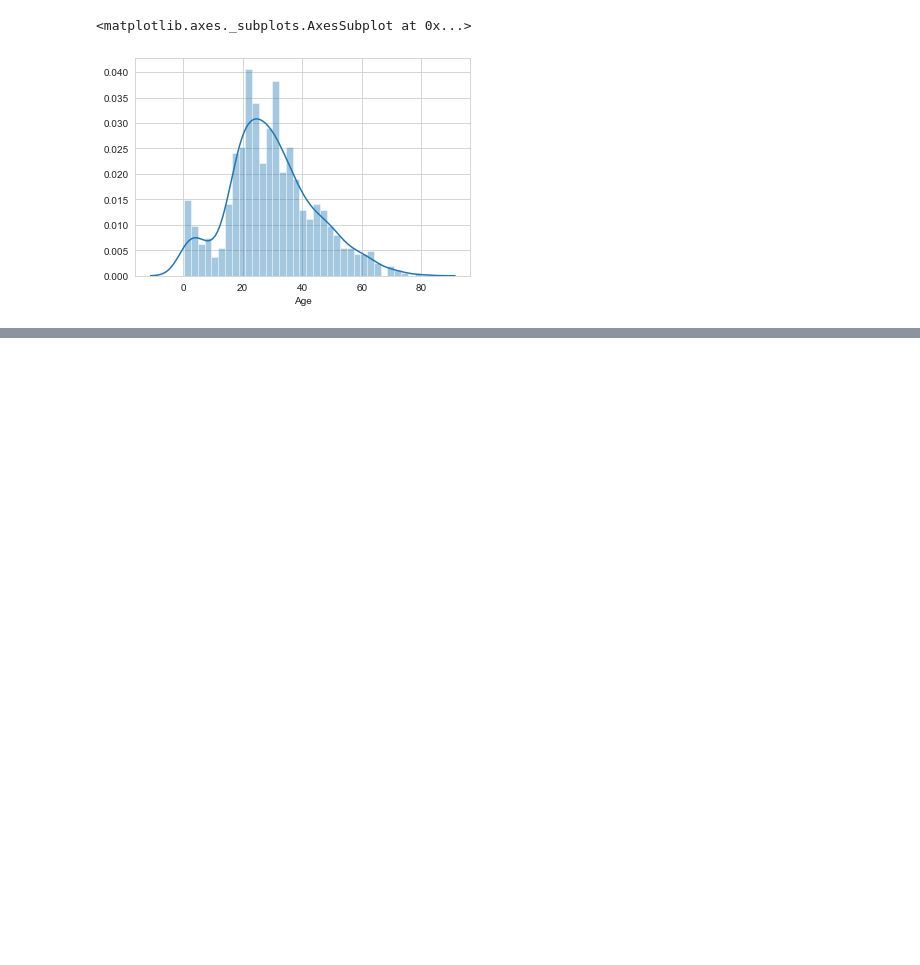
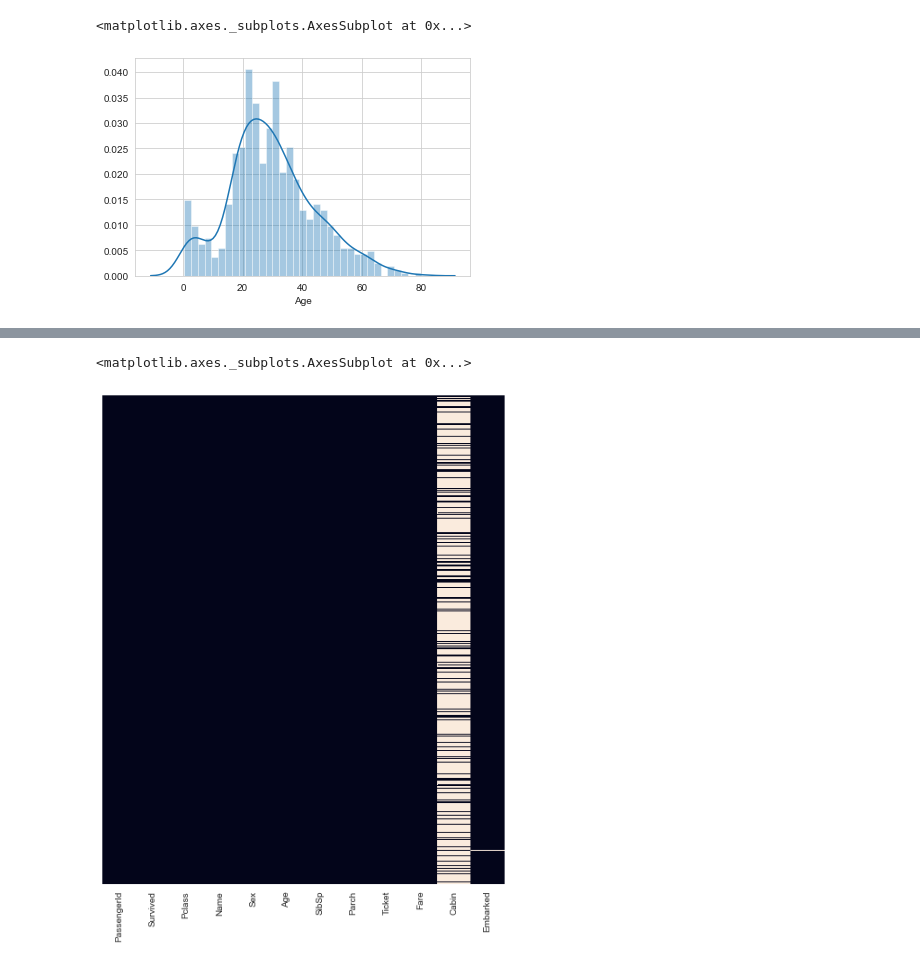
Before and after one commit to BoniOloff/Python-Machine-Learning, a Jupyter notebook: Logistic Regression/Logistic Regression.ipynb, the cells around one changed output, grey strips where cells are left out. Cells and saved outputs as stored; diff of their text form; code cells hidden in the pictures; blank space fills up the shorter version.

```diff
--- a/Logistic Regression/Logistic Regression.ipynb
+++ b/Logistic Regression/Logistic Regression.ipynb
@@ -108,0 +100,23 @@ train['Fare'].iplot(kind='hist')
+# %%
+def impute_age(cols):
+    Age = cols[0]
+    Pclass = cols[1]
+    if pd.isnull(Age):
+
+        if Pclass == 1:
+            return 37
+        elif Pclass == 2:
+            return 29
+        else:
+            return 24
+    else:
+        return Age
+# %%
+# fill the na with the average value
+train['Age'] = train[['Age', 'Pclass']].apply(impute_age, axis=1)
+# %%
+plt.figure(figsize=(8,10))
+sns.heatmap(train.isnull(), cbar=False, yticklabels=False)
+# %% [output]
+<matplotlib.axes._subplots.AxesSubplot at 0x...>
+[figure, added]
```
Also changed, not shown: parts of 33 cells of this notebook, 2 other files.
